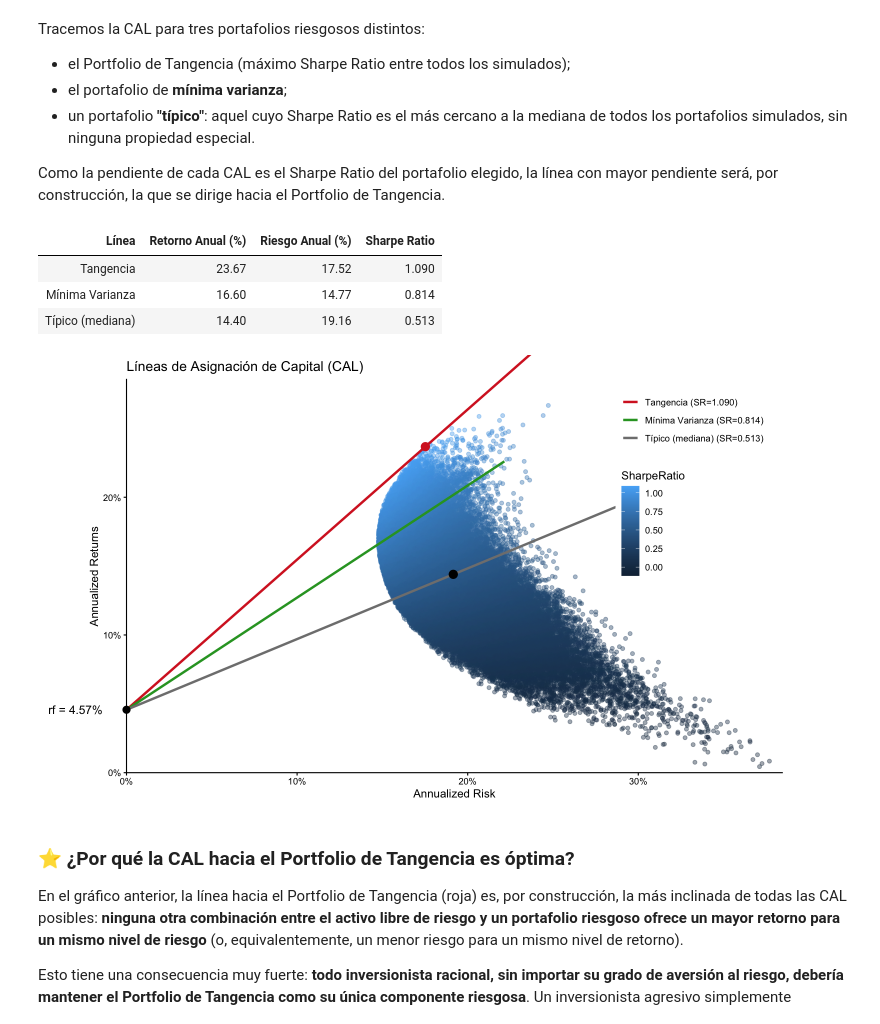
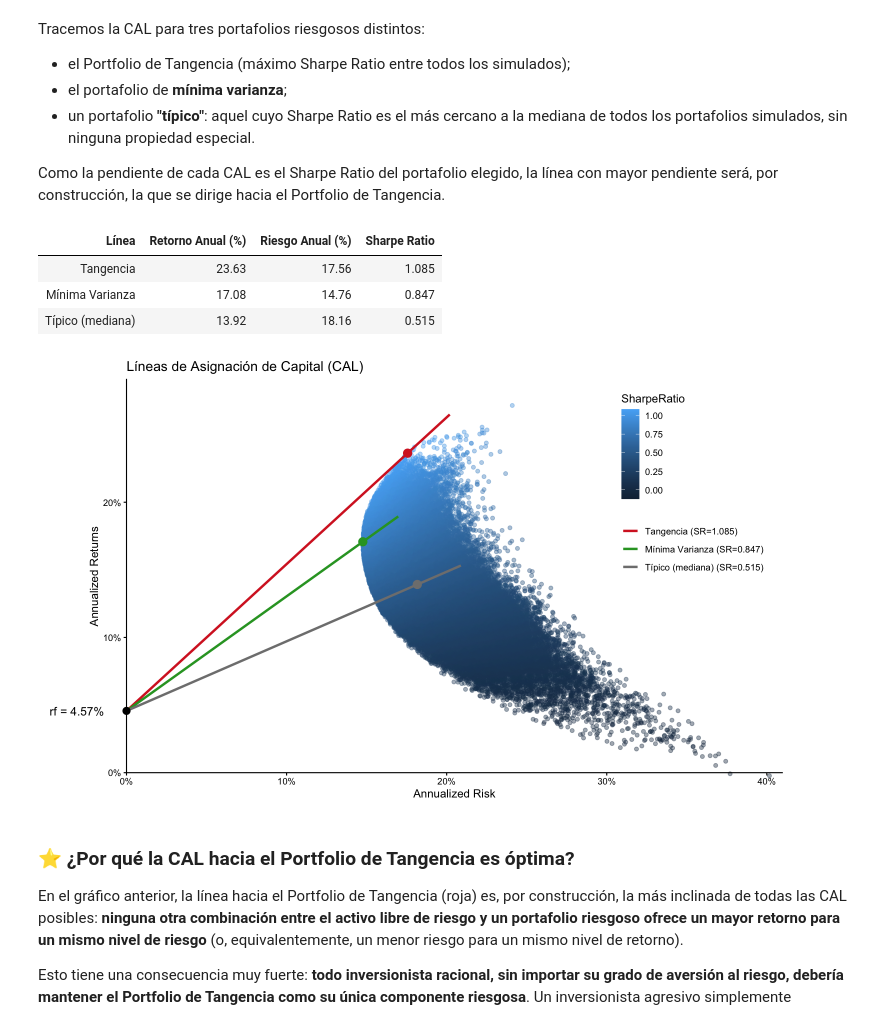
Before and after one commit to fdiaz1968/Finance-MBA, a Jupyter notebook: Drafts/2_Portfolio.ipynb, the cells around one changed output. Saved outputs shown, nothing was run; the diff lists cells and outputs as text; code cells hidden in the pictures.

```diff
--- a/Drafts/2_Portfolio.ipynb
+++ b/Drafts/2_Portfolio.ipynb
@@ -1328,14 +1328,14 @@ anchor_portfolios <- bind_rows(
 ) |>
   mutate(SR_linea = (Return - rf) / Risk)
 
-# Cada CAL: parte en (0, rf) [y = 0] y se extiende un 50% más allá
-# del portafolio riesgoso puro [y = 1.5], representando apalancamiento
+# Cada CAL: parte en (0, rf) [y = 0] y se extiende un 15% más allá
+# del portafolio riesgoso puro [y = 1.15], representando apalancamiento
 cal_lines <- bind_rows(lapply(seq_len(nrow(anchor_portfolios)), function(i) {
   fila <- anchor_portfolios[i, ]
   tibble(
     Linea = fila$Linea,
     SR_linea = fila$SR_linea,
-    y = c(0, 1.5),
+    y = c(0, 1.15),
     Risk_linea = y * fila$Risk,
     Return_linea = rf + y * (fila$Return - rf)
   )
@@ -1356,9 +1356,9 @@ anchor_portfolios |>
   display_html()
 # %% [output]
 | Línea | Retorno Anual (%) | Riesgo Anual (%) | Sharpe Ratio |
-| Tangencia | 23.67 | 17.52 | 1.090 |
-| Mínima Varianza | 16.60 | 14.77 | 0.814 |
-| Típico (mediana) | 14.40 | 19.16 | 0.513 |
+| Tangencia | 23.63 | 17.56 | 1.085 |
+| Mínima Varianza | 17.08 | 14.76 | 0.847 |
+| Típico (mediana) | 13.92 | 18.16 | 0.515 |
 # %%
 # Colores de cada línea, calculados dinámicamente a partir de las etiquetas
 colores_linea <- c("Tangencia" = "#d62728", "Mínima Varianza" = "#2ca02c", "Típico (mediana)" = "#7f7f7f")
@@ -1368,39 +1368,38 @@ y_top <- max(portfolio_values$Return)
 x_max <- max(portfolio_values$Risk)
 rf_point <- tibble(x = 0, y = rf)
 
-# Puntos reales de los portafolios Tangencia y Típico sobre la nube simulada
+# Puntos reales de los tres portafolios sobre la nube simulada
 puntos_destacados <- anchor_portfolios |>
-  filter(Linea %in% c("Tangencia", "Típico (mediana)")) |>
-  mutate(color_punto = ifelse(Linea == "Tangencia", "#d62728", "black"))
+  mutate(color_punto = colores_linea[Linea])
 
 p_cml <- portfolio_values |>
   ggplot(aes(x = Risk, y = Return)) +
   geom_point(aes(color = SharpeRatio), alpha = 0.4) +
   new_scale_color() +
   geom_line(data = cal_lines, aes(x = Risk_linea, y = Return_linea, color = Etiqueta),
             linewidth = 1.1) +
   geom_point(data = puntos_destacados, aes(x = Risk, y = Return),
              color = puntos_destacados$color_punto, size = 3.5) +
   geom_point(data = rf_point, aes(x = x, y = y), color = "black", size = 3, inherit.aes = FALSE) +
   annotate("text", x = -0.014, y = rf, label = sprintf("rf = %.2f%%", rf * 100),
            hjust = 1, vjust = 0.5, size = 4) +
   scale_color_manual(values = colores_etiqueta) +
   coord_cartesian(xlim = c(0, x_max), ylim = c(0, y_top * 1.05), clip = "off") +
   scale_x_continuous(labels = scales::percent, expand = expansion(mult = c(0, 0.02))) +
   scale_y_continuous(labels = scales::percent, expand = expansion(mult = c(0, 0.02))) +
   theme_classic() +
   labs(x = "Annualized Risk",
        y = "Annualized Returns",
        title = "Líneas de Asignación de Capital (CAL)",
        color = NULL) +
   theme(legend.position = "inside",
         legend.position.inside = c(0.98, 0.98),
         legend.justification = c("right", "top"),
         plot.margin = margin(t = 5.5, r = 5.5, b = 5.5, l = 50))
 
 p_cml
 # %% [output]
-[figure, old version]
+[figure, new version]
 # %% [markdown]
 ### ⭐ ¿Por qué la CAL hacia el Portfolio de Tangencia es óptima?
 
```
Also changed, not shown: parts of 8 cells of this notebook.
